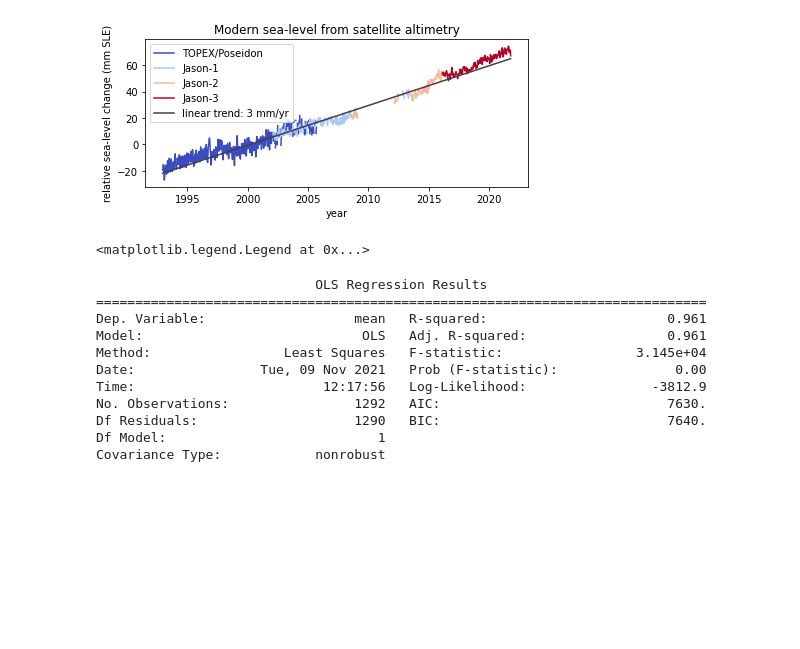
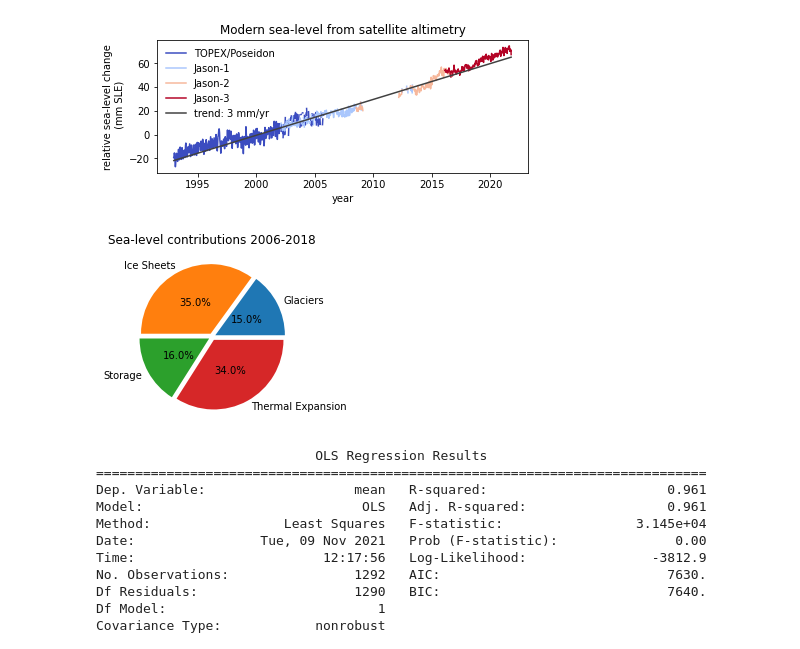
Before and after one commit to pism/pism-talks, a Jupyter notebook: 2021_11_geo/sea-level-from-altimetry.ipynb, the cells around one changed output. Drawn from its saved outputs; the diff is of its cells as text; code cells hidden in the pictures; blank space fills up the shorter version.

```diff
--- a/2021_11_geo/sea-level-from-altimetry.ipynb
+++ b/2021_11_geo/sea-level-from-altimetry.ipynb
@@ -6,28 +6,36 @@ import statsmodels.api as sm
 sl = pd.read_csv("https://www.star.nesdis.noaa.gov/socd/lsa/SeaLevelRise/slr/slr_sla_gbl_keep_all_66.csv", header=5, index_col="year")
 sl_ns = pd.read_csv("https://www.star.nesdis.noaa.gov/socd/lsa/SeaLevelRise/slr/slr_sla_gbl_free_all_66.csv", header=5, index_col="year")
 # %%
-fig = plt.figure(figsize=(6.2, 3))
+fig = plt.figure(figsize=(6.2, 2.8))
 ax = fig.add_subplot(111)
 sl_ns.plot(ax=ax, colormap="coolwarm")
 sl_ns["mean"] = sl_ns.mean(axis=1)
 X = sl_ns.index
 y = sl_ns["mean"]
 X = sm.add_constant(X)
 model = sm.OLS(y, X).fit()
 b, a = model.params
-l_trend = ax.plot(sl_ns.index, a * sl_ns.index + b, color="0.25", label=f"linear trend: {a:.0f} mm/yr")
-ax.legend()
-ax.set_ylabel("relative sea-level change (mm SLE)")
+l_trend = ax.plot(sl_ns.index, a * sl_ns.index + b, color="0.25", label=f"trend: {a:.0f} mm/yr")
+legend = ax.legend(loc="upper left")
+legend.get_frame().set_linewidth(0.0)
+legend.get_frame().set_alpha(0.0)
+ax.set_ylabel("relative sea-level change\n (mm SLE)")
 plt.title("Modern sea-level from satellite altimetry")
 fig.tight_layout()
 fig.savefig("figures/sea-level-from-altimetry.pdf")
 # %% [output]
-[figure, old version]
+[figure, new version]
 # %%
+data = pd.DataFrame(data=[["Thermal Expansion", 34], ["Ice Sheets", 35], ["Glaciers", 15], ["Storage", 16]], columns=["contrib", "%"])
+data = data.groupby("contrib")["%"].sum()
-# %% [output]
-<matplotlib.legend.Legend at 0x...>
 # %%
-!open figures/sea-level-from-altimetry.pdf
+pie, ax = plt.subplots(figsize=[3.2, 3.2])
+labels = data.keys()
+plt.pie(x=data, autopct="%.1f%%", explode=[0.05]*4, labels=labels, pctdistance=0.5)
+plt.title("Sea-level contributions 2006-2018")
+pie.savefig("figures/sea-level-contrib-2006-2018.pdf")
+# %% [output]
+[figure, added]
 # %%
 ax.legend?
 # %%
```
Also changed, not shown: 10 other files.
